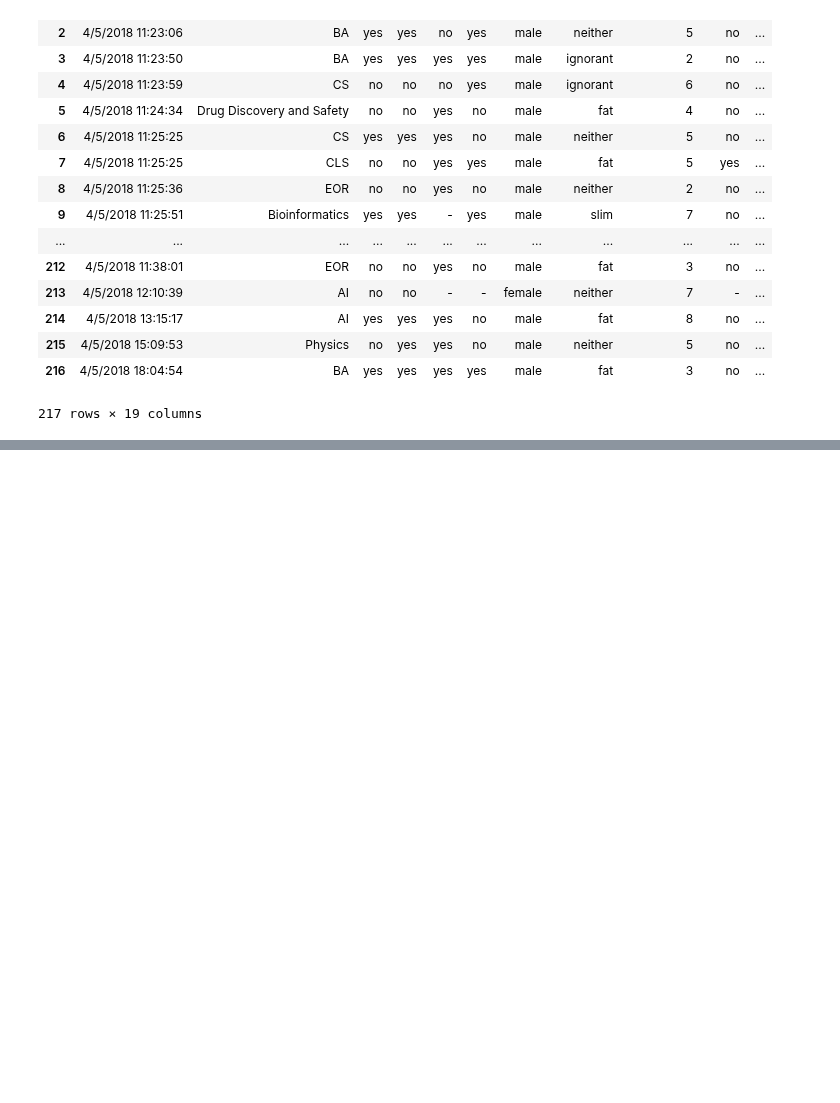
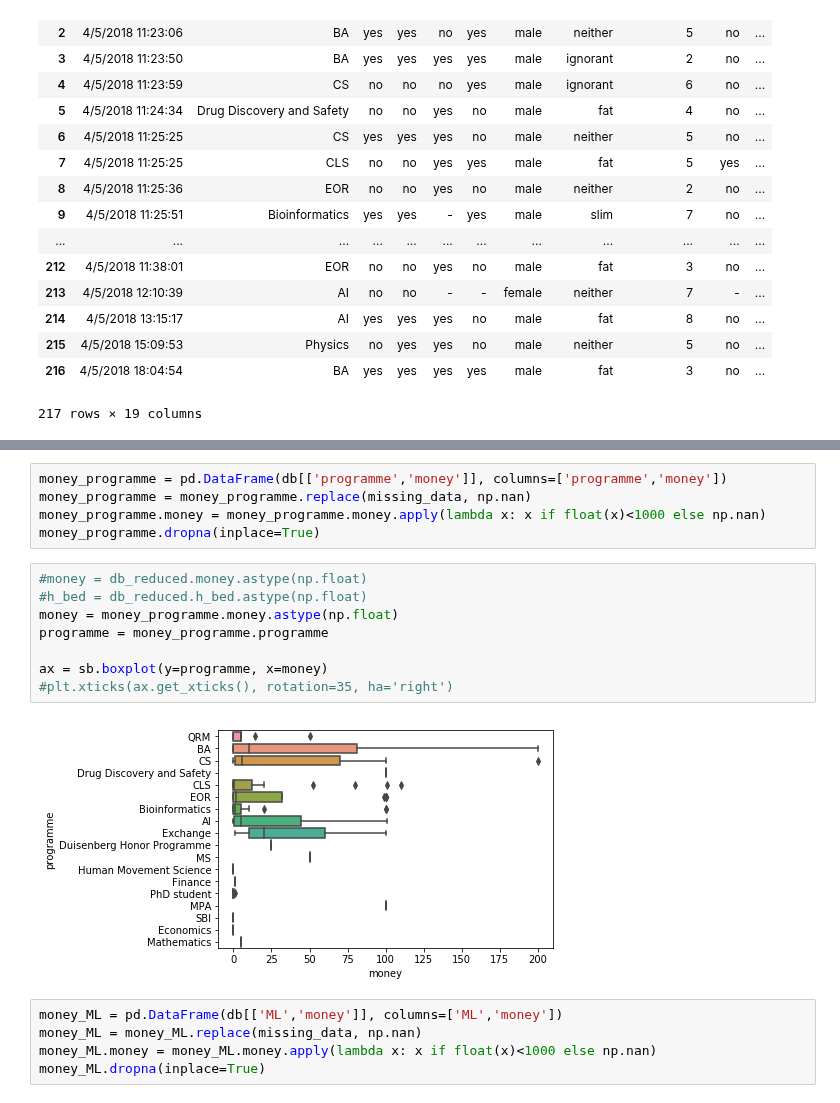
Before and after one commit to FionaLippert/DataMining, a Jupyter notebook: data_plotting.ipynb, the cells around one changed output, grey strips where cells are left out. Drawn from its saved outputs; the diff is of its cells as text; blank space fills up the shorter version.

```diff
--- a/data_plotting.ipynb
+++ b/data_plotting.ipynb
@@ -68,0 +78,20 @@ plt.show()
+# %%
+money_programme = pd.DataFrame(db[['programme','money']], columns=['programme','money'])
+money_programme = money_programme.replace(missing_data, np.nan)
+money_programme.money = money_programme.money.apply(lambda x: x if float(x)<1000 else np.nan)
+money_programme.dropna(inplace=True)
+# %%
+#money = db_reduced.money.astype(np.float)
+#h_bed = db_reduced.h_bed.astype(np.float)
+money = money_programme.money.astype(np.float)
+programme = money_programme.programme
+
+ax = sb.boxplot(y=programme, x=money)
+#plt.xticks(ax.get_xticks(), rotation=35, ha='right')
+# %% [output]
+[figure, added]
+# %%
+money_ML = pd.DataFrame(db[['ML','money']], columns=['ML','money'])
+money_ML = money_ML.replace(missing_data, np.nan)
+money_ML.money = money_ML.money.apply(lambda x: x if float(x)<1000 else np.nan)
+money_ML.dropna(inplace=True)
```
Also changed, not shown: parts of 11 cells of this notebook, 2 other files.
